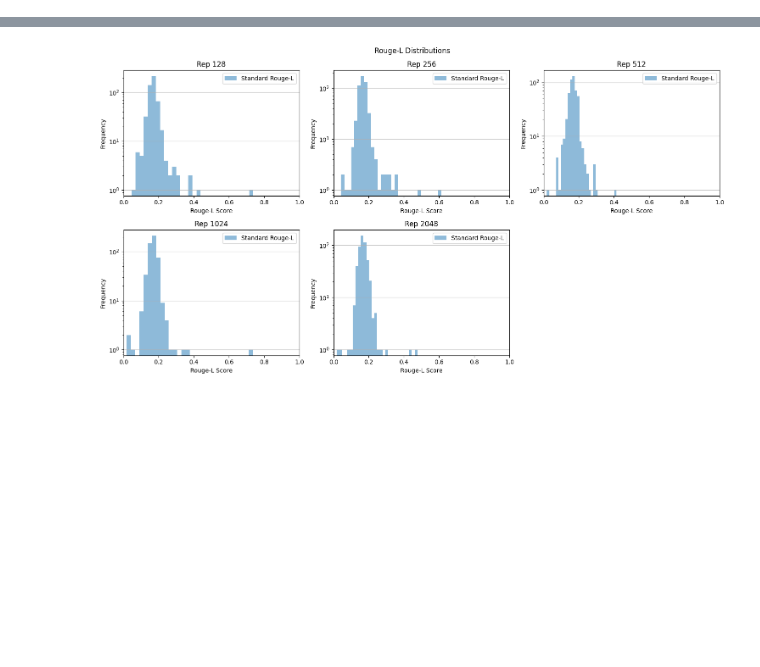
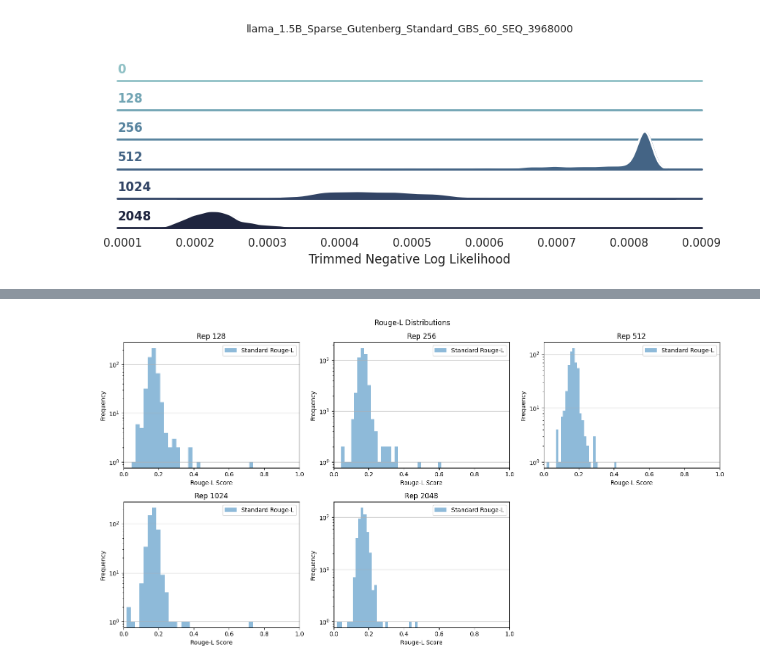
Before and after one commit to Alvorecer721/PDM, a Jupyter notebook: notebooks/rough-l.ipynb, the cells around one changed output, grey strips where cells are left out. Cells and saved outputs as stored; diff of their text form; code cells hidden in the pictures; blank space fills up the shorter version.

```diff
--- a/notebooks/rough-l.ipynb
+++ b/notebooks/rough-l.ipynb
@@ -11,16 +11,26 @@ from src.verbatim_eval.utils import load_inference_data
 import numpy as np
 # %%
 base_path = "/iopsstor/scratch/cscs/xyixuan/experiment"
-repetitions_128  = np.array([1, 2, 3, 4, 8, 16, 24, 32, 48, 64, 96, 128])
-repetitions_2048 = np.array([0, 128, 256, 512, 1024, 2048])
+# repetitions  = np.array([1, 2, 3, 4, 8, 16, 24, 32, 48, 64, 96, 128])
+repetitions = np.array([0, 128, 256, 512, 1024, 2048])
 # %%
 goldfish_res_greedy = eval_rouge_ttr(
     base_path,
     experiments=[
-        "llama_1.5B_Sparse_Gutenberg_K_50_H_13_GBS_60_SEQ_1984000",
-        "llama_1.5B_Sparse_Gutenberg_Standard_GBS_60_SEQ_1984000"
+        # "llama_1.5B_Sparse_Gutenberg_Standard_GBS_60",
+        # "llama_1.5B_Sparse_Gutenberg_K_50_H_13_GBS_60",
+        # "llama_1.5B_Sparse_Gutenberg_K_50_H_13_GBS_60_SEQ_1984000",
+        # "llama_1.5B_Sparse_Gutenberg_Standard_GBS_60_SEQ_1984000",
+        # "llama_1.5B_Sparse_Gutenberg_Standard_GBS_60_SEQ_2023680",
+        # "llama_1.5B_Sparse_Gutenberg_Standard_GBS_60_SEQ_3968000",
+        # "llama_1.5B_Sparse_Gutenberg_K_50_H_13_GBS_60_SEQ_3968000",
+        # "llama_1.5B_Sparse_Gutenberg_Standard_GBS_60_SEQ_7936000",
+        # "llama_1.5B_Sparse_Gutenberg_Standard_GBS_60_SEQ_2380800",
+        "llama_1.5B_Sparse_Gutenberg_K_50_H_50_GBS_60_SEQ_11971350",
+        "llama_1.5B_Sparse_Gutenberg_K_50_H_13_GBS_60_SEQ_11971350",
+        "llama_1.5B_Sparse_Gutenberg_Standard_GBS_60_SEQ_11971350"
     ],
-    repetitions=[0],
+    repetitions=repetitions,
     len_suffix=500,
     policy='greedy'
 )
@@ -149,0 +59,10 @@ lifeless of popular felicitous beauty:
+# %%
+from src.vis.distributions import plot_nll_distributions_ridge
+
+plot_nll_distributions_ridge(
+    results_dict=goldfish_res_greedy,
+    model_key="llama_1.5B_Sparse_Gutenberg_Standard_GBS_60_SEQ_3968000",
+    upper_quantile=0.4,
+)
+# %% [output]
+[figure, added]
```
Also changed, not shown: parts of 48 cells of this notebook, 7 other files.
